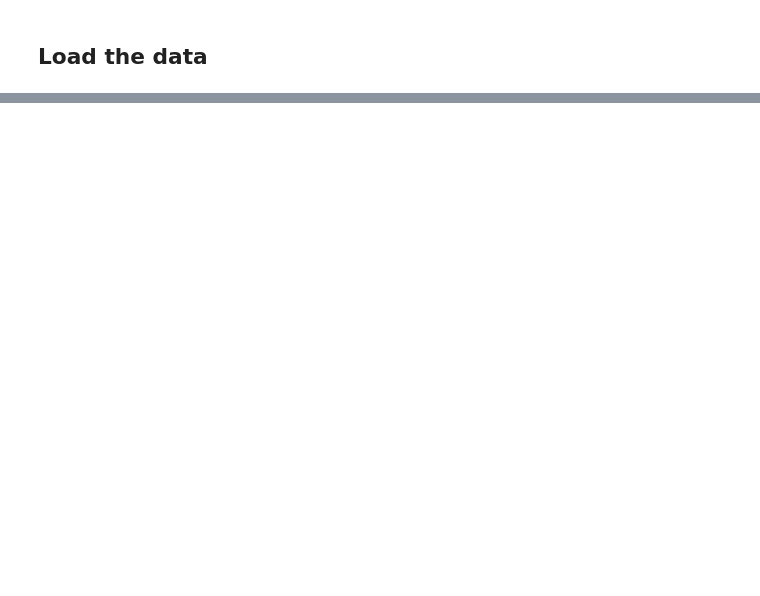
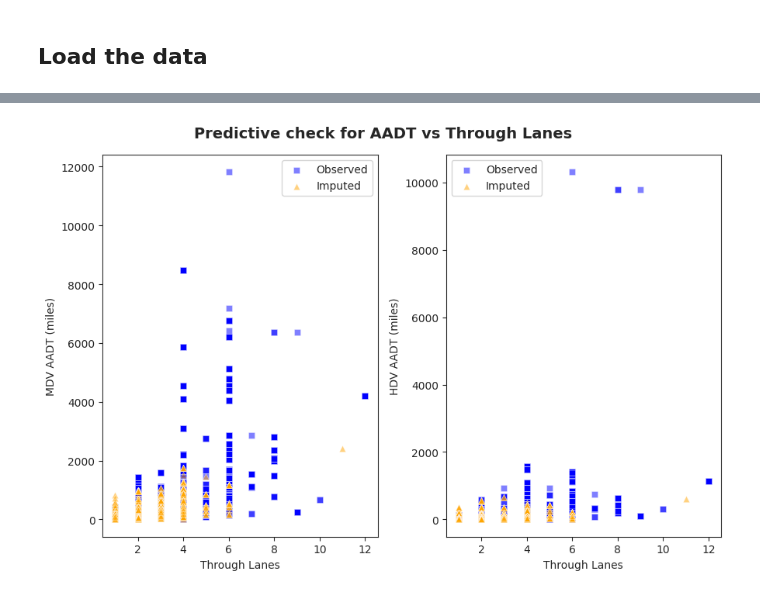
Before and after one commit to aviralchawla/HPMSTrafficData, a Jupyter notebook: src/aadt_ppc.ipynb, the cells around one changed output, grey strips where cells are left out. Saved outputs shown, nothing was run; the diff lists cells and outputs as text; code cells hidden in the pictures; blank space fills up the shorter version.

```diff
--- a/src/aadt_ppc.ipynb
+++ b/src/aadt_ppc.ipynb
@@ -107,0 +87,32 @@ plt.show()
+# %%
+# Set the style to a nicer font
+sns.set_style("ticks")
+
+# Create the scatter plot
+fig, (ax1, ax2) = plt.subplots(1, 2, figsize=(9, 6))
+
+# Scatter plot for MDV AADT
+sns.scatterplot(data=observed_aadt_mdv, y='AADT_MDV', x='THROUGH_LANES', marker='s', color='blue', label='Observed', ax=ax1, alpha=0.5)
+sns.scatterplot(data=imputed_aadt_mdv, y='AADT_MDV', x='THROUGH_LANES', marker='^', color='orange', label='Imputed', ax=ax1, alpha=0.5)
+ax1.set_xlabel('Through Lanes')
+ax1.set_ylabel('MDV AADT (miles)')
+ax1.legend()
+
+# Scatter plot for HDV AADT
+sns.scatterplot(data=observed_aadt_hdv, y='AADT_HDV', x='THROUGH_LANES', marker='s', color='blue', label='Observed', ax=ax2, alpha=0.5)
+sns.scatterplot(data=imputed_aadt_hdv, y='AADT_HDV', x='THROUGH_LANES', marker='^', color='orange', label='Imputed', ax=ax2, alpha=0.5)
+ax2.set_xlabel('Through Lanes')
+ax2.set_ylabel('HDV AADT (miles)')
+ax2.legend()
+
+# Centered title
+fig.suptitle('Predictive check for AADT vs Through Lanes', fontsize=14, fontweight='bold')
+
+# Adjust the layout
+plt.tight_layout()
+
+plt.savefig("../figs/aadt_throughlanes.png")
+# Show the plot
+plt.show()
+# %% [output]
+[figure, added]
```
Also changed, not shown: parts of 26 cells of this notebook, 6 other files.
